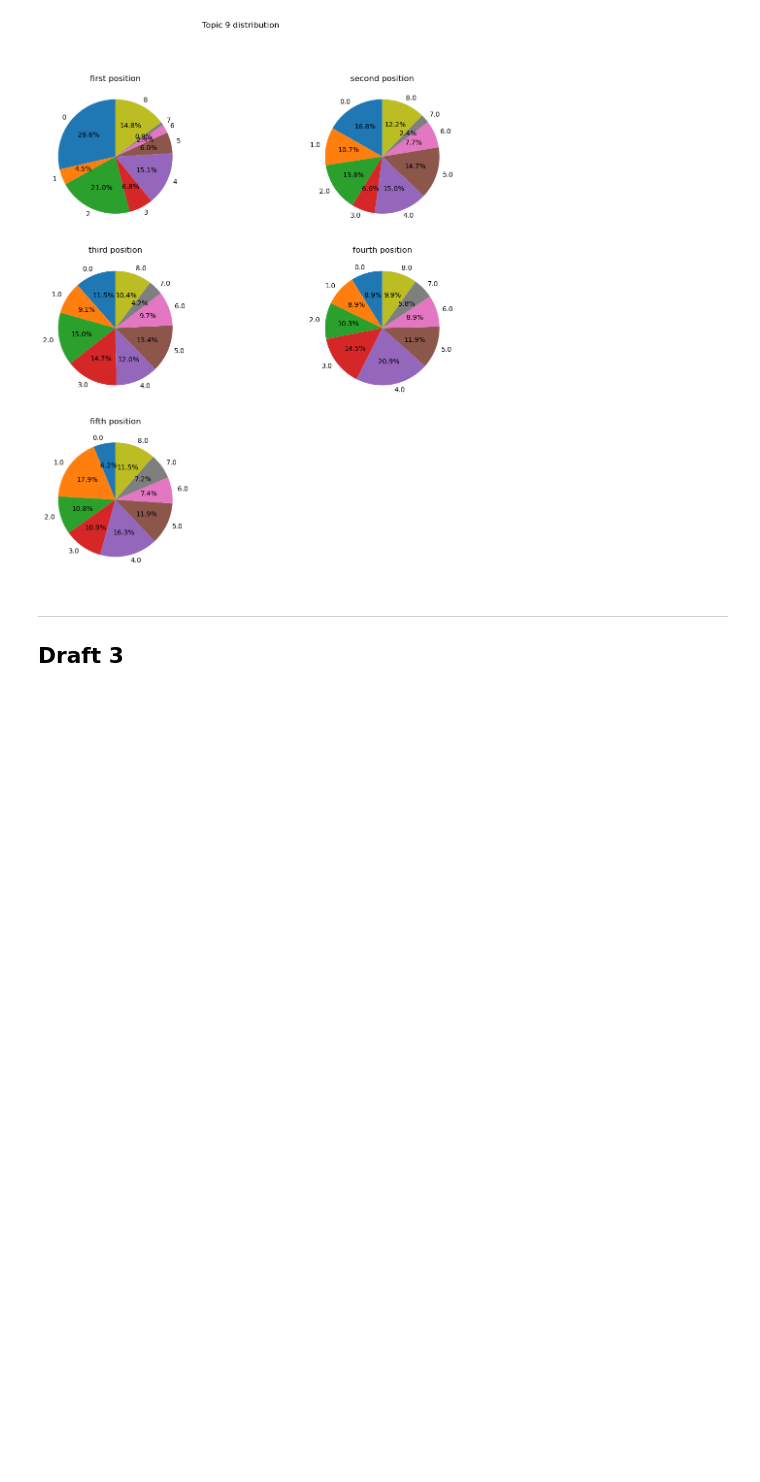
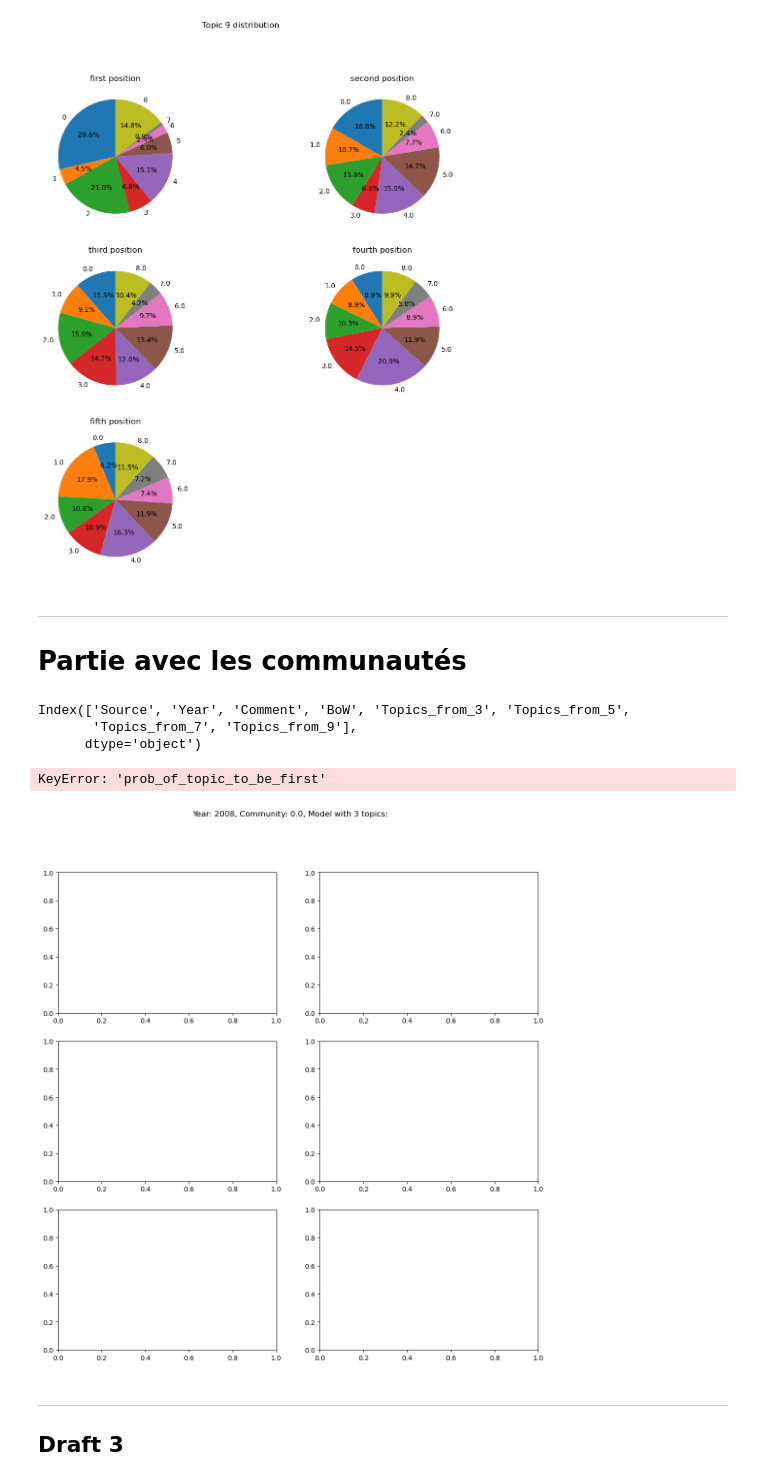
Before and after one commit to epfl-ada/ada-2023-project-abracadabra, a Jupyter notebook: P3_jd.ipynb, the cells around one changed output. Saved outputs shown, nothing was run; the diff lists cells and outputs as text; code cells hidden in the pictures; blank space fills up the shorter version.

```diff
--- a/P3_jd.ipynb
+++ b/P3_jd.ipynb
@@ -99,6 +103,51 @@ for nb_topic in nb_topics:
 [figure]
 [figure]
 [figure]
+# %% [markdown]
+---
+# Partie avec les communautés
+# %%
+df_with_top_lem = hlp.get_df_with_topics_from_csv(path='df_with_topics_plus_lemma.csv')
+communities_dict = hlp.load_communities_dict_for_topic()
+# %%
+df_with_top_lem = df_with_top_lem[['Source', 'Year', 'Comment', 'BoW',
+                                   'Topics_from_3', 'Topics_from_5',
+                                    'Topics_from_7', 'Topics_from_9',]]
+df_with_top_lem.columns
+# %% [output]
+Index(['Source', 'Year', 'Comment', 'BoW', 'Topics_from_3', 'Topics_from_5',
+       'Topics_from_7', 'Topics_from_9'],
+      dtype='object')
+# %%
+communities_topics_dict = hlp.join_left_com_top(df_with_top_lem.copy(deep=True), communities_dict)
+# %%
+df_top_stat_com_dict = {}
+for year, item in communities_topics_dict.items():
+    for community, df in item.items():
+        df_top_stat_com_dict[(year, community)] = hlp.get_topic_stat(df.copy(deep=True), nb_topics=nb_topics, topic_positions=topic_positions)
+
+stats_dict_com = {}
+for hlp.get_stats_dict_from_df_with_topics(df_top_stat_com, nb_topics=nb_topics, topic_positions=topic_positions)
+# %%
+def posIdx_to_axs_idx(i):
+    return i//2, i%2
+
+for key, df in df_top_stat_com.items():
+    year = key[0]
+    community = key[1]
+    for nb_topic in nb_topics:
+        fig, axs = plt.subplots(3, len(topic_positions)//2, figsize=(13, 13))
+        fig.suptitle(f"Year: {year}, Community: {community}, Model with {nb_topic} topics:")
+        for i, pos in enumerate(topic_positions):
+            ax = axs[posIdx_to_axs_idx(i)]
+            ax.pie(df[f"prob_of_topic_to_be_{pos}"], labels=df['Topic'], autopct='%1.1f%%', shadow=False, startangle=90)
+            ax.set_title(f"{pos} position")
+        ax = axs[posIdx_to_axs_idx(i+1)]
+        ax.axis('off')
+        plt.show()
+# %% [output]
+KeyError: 'prob_of_topic_to_be_first'
+[figure, added]
 # %% [markdown]
 ---
 ## Draft 3
```
Also changed, not shown: parts of 3 cells of this notebook, 1 other file.
